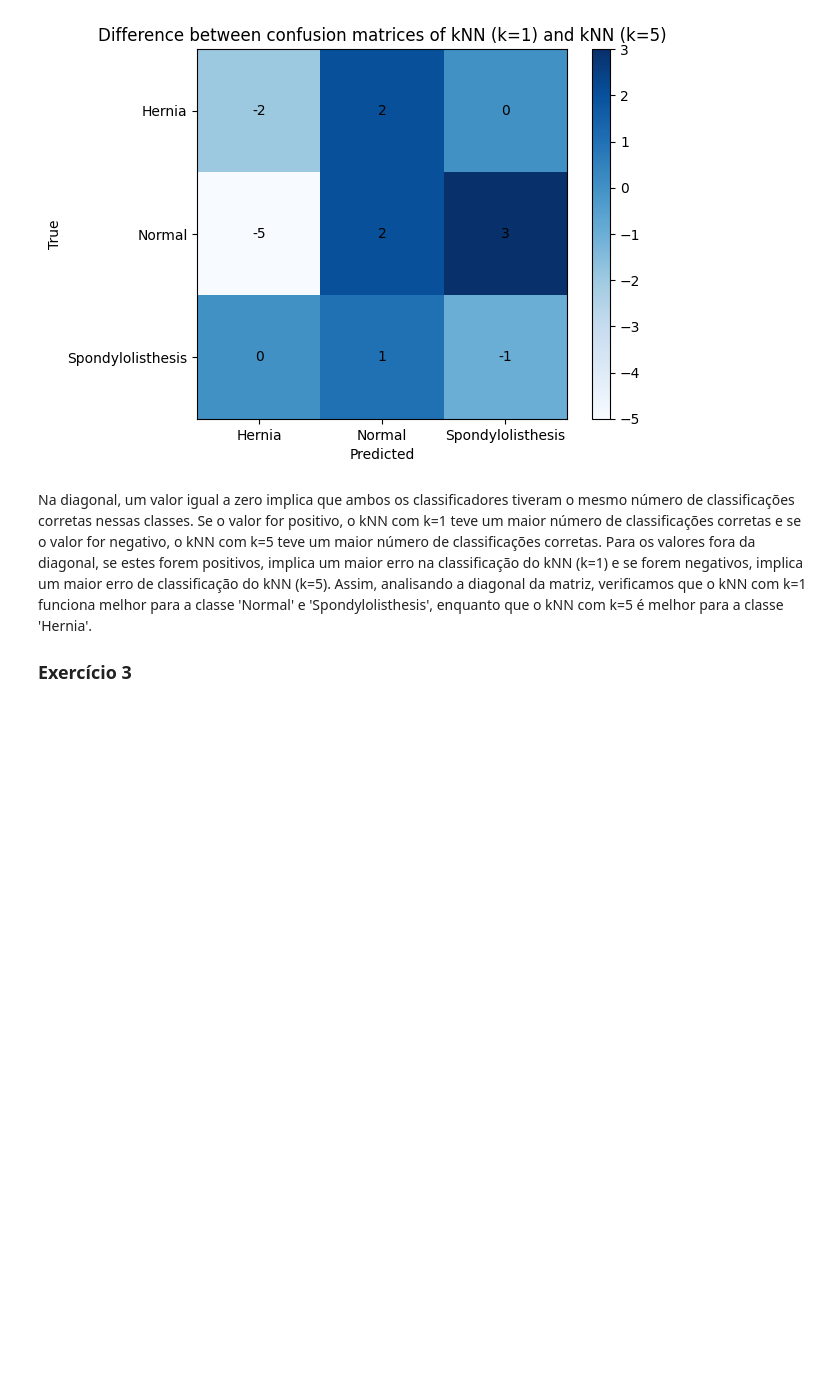
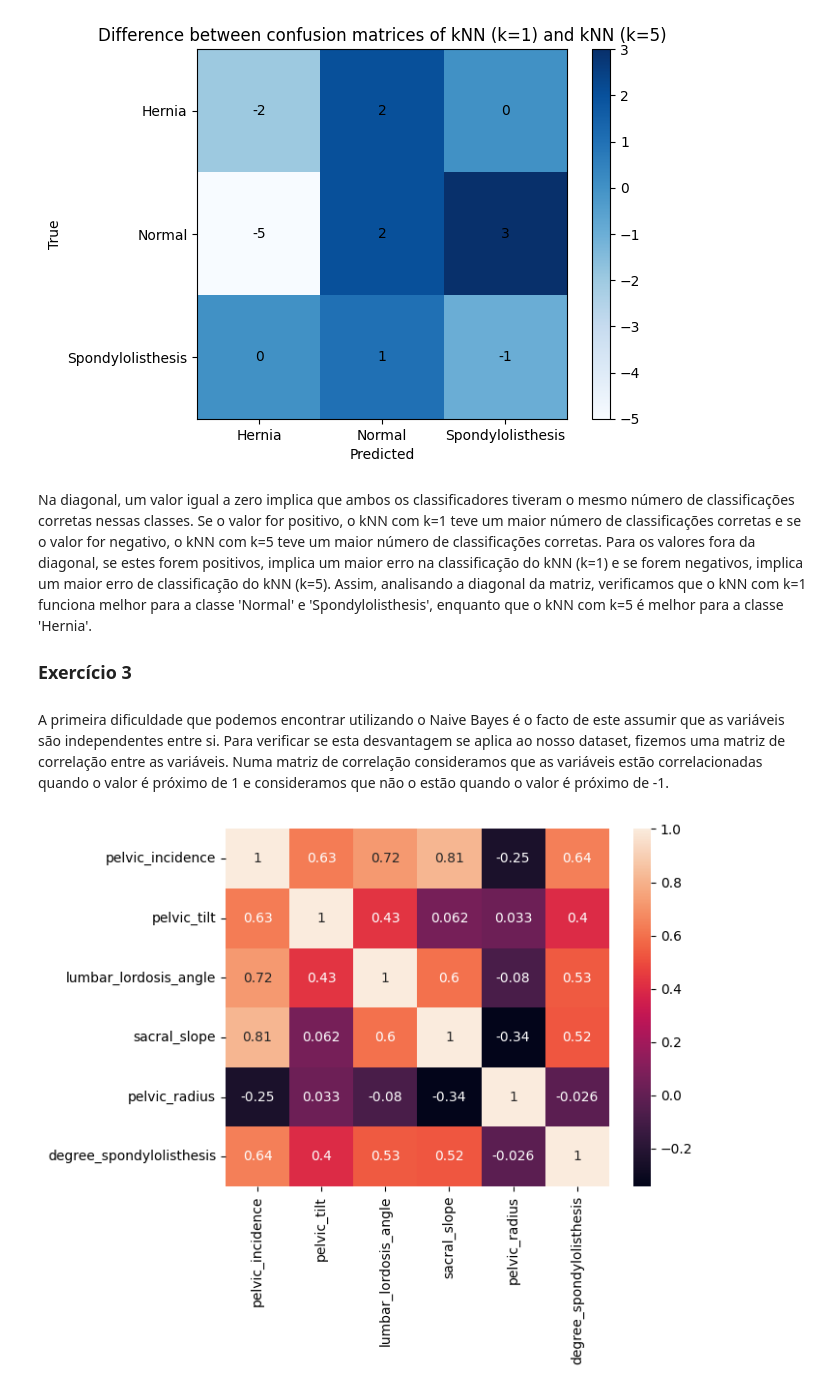
Before and after one commit to NunoGandum19/Aprendizagem, a Jupyter notebook: Homework2/Homework2.ipynb, the cells around one changed output. Saved outputs shown, nothing was run; the diff lists cells and outputs as text; code cells hidden in the pictures; blank space fills up the shorter version.

```diff
--- a/Homework2/Homework2.ipynb
+++ b/Homework2/Homework2.ipynb
@@ -122,3 +123,14 @@ plt.show()
 Na diagonal, um valor igual a zero implica que ambos os classificadores tiveram o mesmo número de classificações corretas nessas classes. Se o valor for positivo, o kNN com k=1 teve um maior número de classificações corretas e se o valor for negativo, o kNN com k=5 teve um maior número de classificações corretas. Para os valores fora da diagonal, se estes forem positivos, implica um maior erro na classificação do kNN (k=1) e se forem negativos, implica um maior erro de classificação do kNN (k=5). Assim, analisando a diagonal da matriz, verificamos que o kNN com k=1 funciona melhor para a classe 'Normal' e 'Spondylolisthesis', enquanto que o kNN com k=5 é melhor para a classe 'Hernia'.
 
 ### **Exercício 3**  <h3>
+
+A primeira dificuldade que podemos encontrar utilizando o Naive Bayes é o facto de este assumir que as variáveis são independentes entre si. Para verificar se esta desvantagem se aplica ao nosso dataset, fizemos uma matriz de correlação entre as variáveis. Numa matriz de correlação consideramos que as variáveis estão correlacionadas quando o valor é próximo de 1 e consideramos que não o estão quando o valor é próximo de -1.
+# %%
+# Para obter a matriz de correlação
+df = df.drop('class', axis=1)
+df.corr(method='pearson')
+sns.heatmap(df.corr(method='pearson'), annot=True)
+plt.savefig('heatmap.png')
+plt.show()
+# %% [output]
+[figure, added]
```
Also changed, not shown: parts of 2 cells of this notebook, 2 other files.
